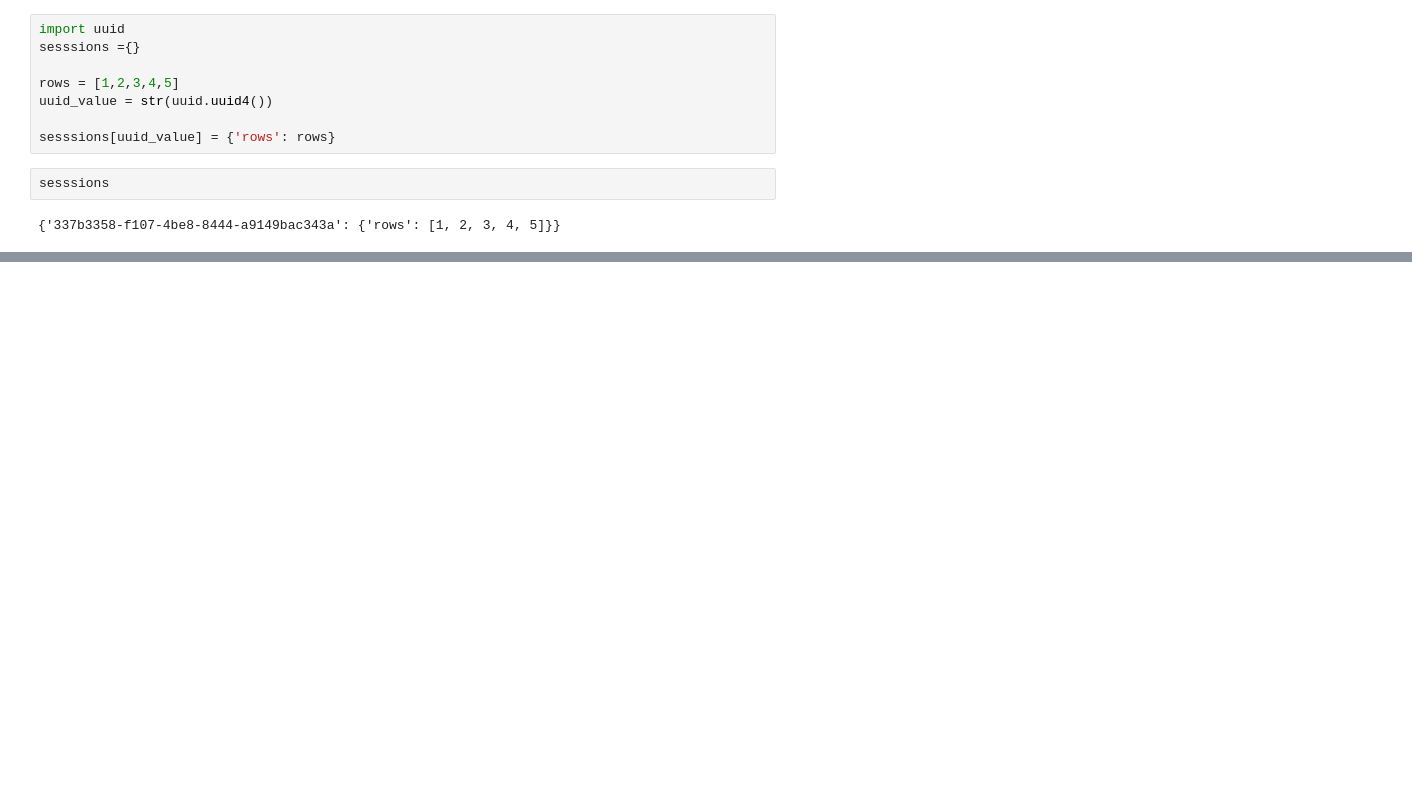
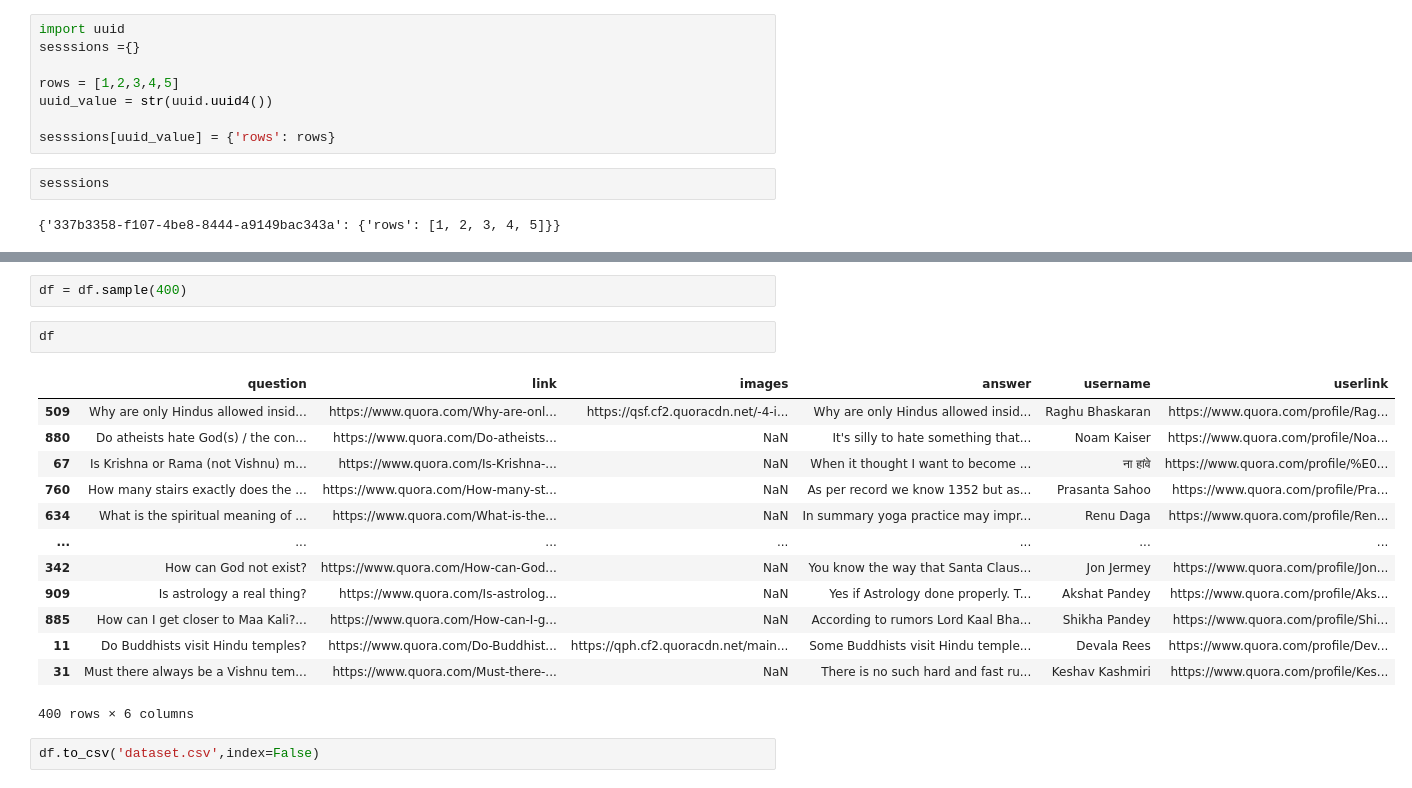
Before and after one commit to AjayKumarChintada/Moderation_Tool_Quora_Data, a Jupyter notebook: main.ipynb, the cells around one changed output, grey strips where cells are left out. Drawn from its saved outputs; the diff is of its cells as text; blank space fills up the shorter version.

```diff
--- a/main.ipynb
+++ b/main.ipynb
@@ -108,0 +127,20 @@ sesssions
+# %%
+df = df.sample(400)
+# %%
+df
+# %% [output]
+|  | question | link | images | answer | username | userlink |
+| 509 | Why are only Hindus allowed insid... | https://www.quora.com/Why-are-onl... | https://qsf.cf2.quoracdn.net/-4-i... | Why are only Hindus allowed insid... | Raghu Bhaskaran | https://www.quora.com/profile/Rag... |
+| 880 | Do atheists hate God(s) / the con... | https://www.quora.com/Do-atheists... | NaN | It's silly to hate something that... | Noam Kaiser | https://www.quora.com/profile/Noa... |
+| 67 | Is Krishna or Rama (not Vishnu) m... | https://www.quora.com/Is-Krishna-... | NaN | When it thought I want to become ... | ना हांवे | https://www.quora.com/profile/%E0... |
+| 760 | How many stairs exactly does the ... | https://www.quora.com/How-many-st... | NaN | As per record we know 1352 but as... | Prasanta Sahoo | https://www.quora.com/profile/Pra... |
+| 634 | What is the spiritual meaning of ... | https://www.quora.com/What-is-the... | NaN | In summary yoga practice may impr... | Renu Daga | https://www.quora.com/profile/Ren... |
+| ... | ... | ... | ... | ... | ... | ... |
+| 342 | How can God not exist? | https://www.quora.com/How-can-God... | NaN | You know the way that Santa Claus... | Jon Jermey | https://www.quora.com/profile/Jon... |
+| 909 | Is astrology a real thing? | https://www.quora.com/Is-astrolog... | NaN | Yes if Astrology done properly. T... | Akshat Pandey | https://www.quora.com/profile/Aks... |
+| 885 | How can I get closer to Maa Kali?... | https://www.quora.com/How-can-I-g... | NaN | According to rumors Lord Kaal Bha... | Shikha Pandey | https://www.quora.com/profile/Shi... |
+| 11 | Do Buddhists visit Hindu temples? | https://www.quora.com/Do-Buddhist... | https://qph.cf2.quoracdn.net/main... | Some Buddhists visit Hindu temple... | Devala Rees | https://www.quora.com/profile/Dev... |
+| 31 | Must there always be a Vishnu tem... | https://www.quora.com/Must-there-... | NaN | There is no such hard and fast ru... | Keshav Kashmiri | https://www.quora.com/profile/Kes... |
+400 rows × 6 columns
+# %%
+df.to_csv('dataset.csv',index=False)
```
Also changed, not shown: parts of 1 cell of this notebook, 2 other files.
